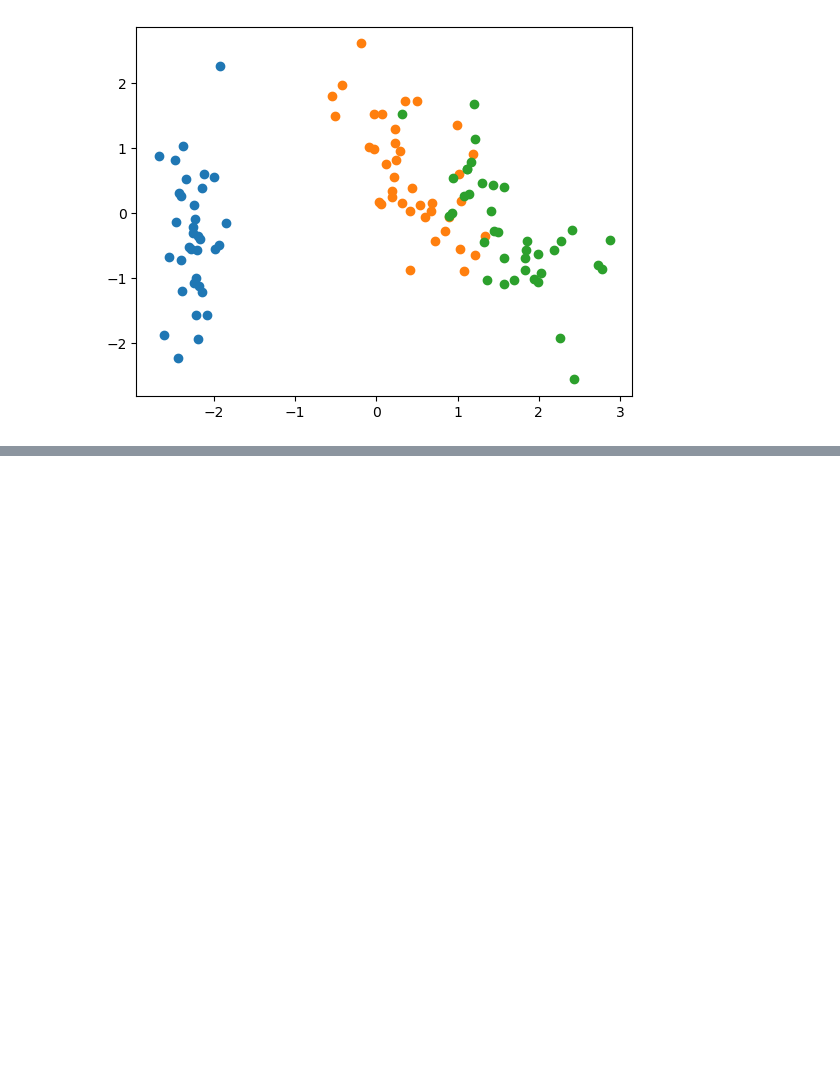
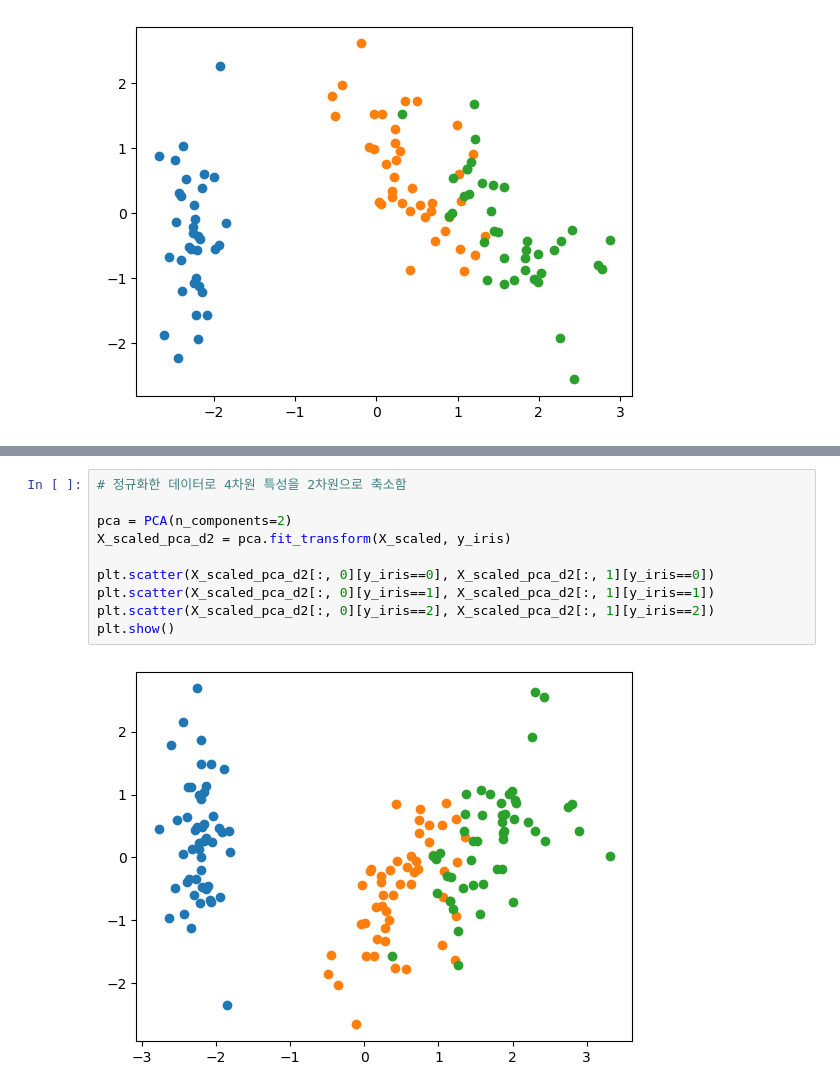
Before and after one commit to JINSUKO/Machin-Leaning-course-Practices, a Jupyter notebook: pratice_iris_data.ipynb, the cells around one changed output, grey strips where cells are left out. Cells and saved outputs as stored; diff of their text form; blank space fills up the shorter version.

```diff
--- a/pratice_iris_data.ipynb
+++ b/pratice_iris_data.ipynb
@@ -244,0 +267,12 @@ plt.show()
+# %%
+# 정규화한 데이터로 4차원 특성을 2차원으로 축소함
+
+pca = PCA(n_components=2)
+X_scaled_pca_d2 = pca.fit_transform(X_scaled, y_iris)
+
+plt.scatter(X_scaled_pca_d2[:, 0][y_iris==0], X_scaled_pca_d2[:, 1][y_iris==0])
+plt.scatter(X_scaled_pca_d2[:, 0][y_iris==1], X_scaled_pca_d2[:, 1][y_iris==1])
+plt.scatter(X_scaled_pca_d2[:, 0][y_iris==2], X_scaled_pca_d2[:, 1][y_iris==2])
+plt.show()
+# %% [output]
+[figure, added]
```
Also changed, not shown: parts of 9 cells of this notebook.
